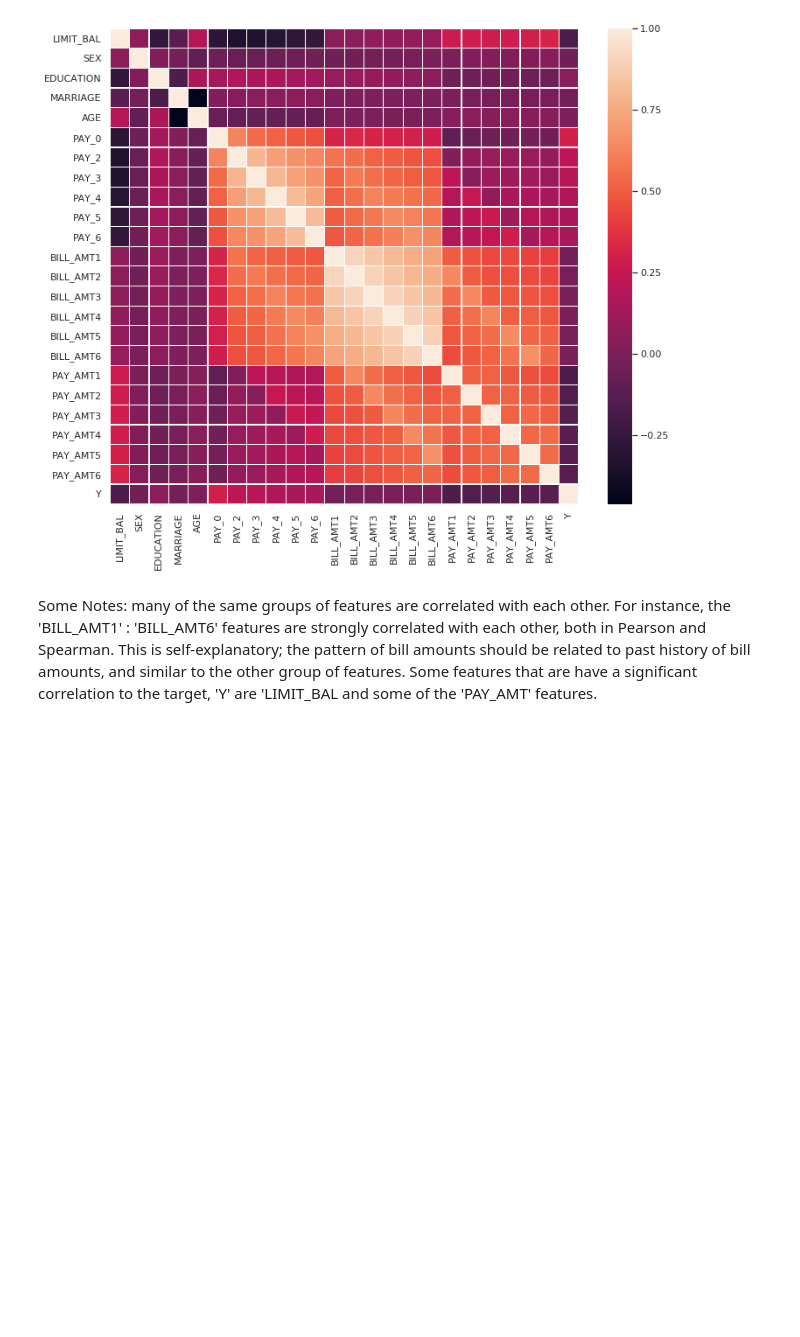
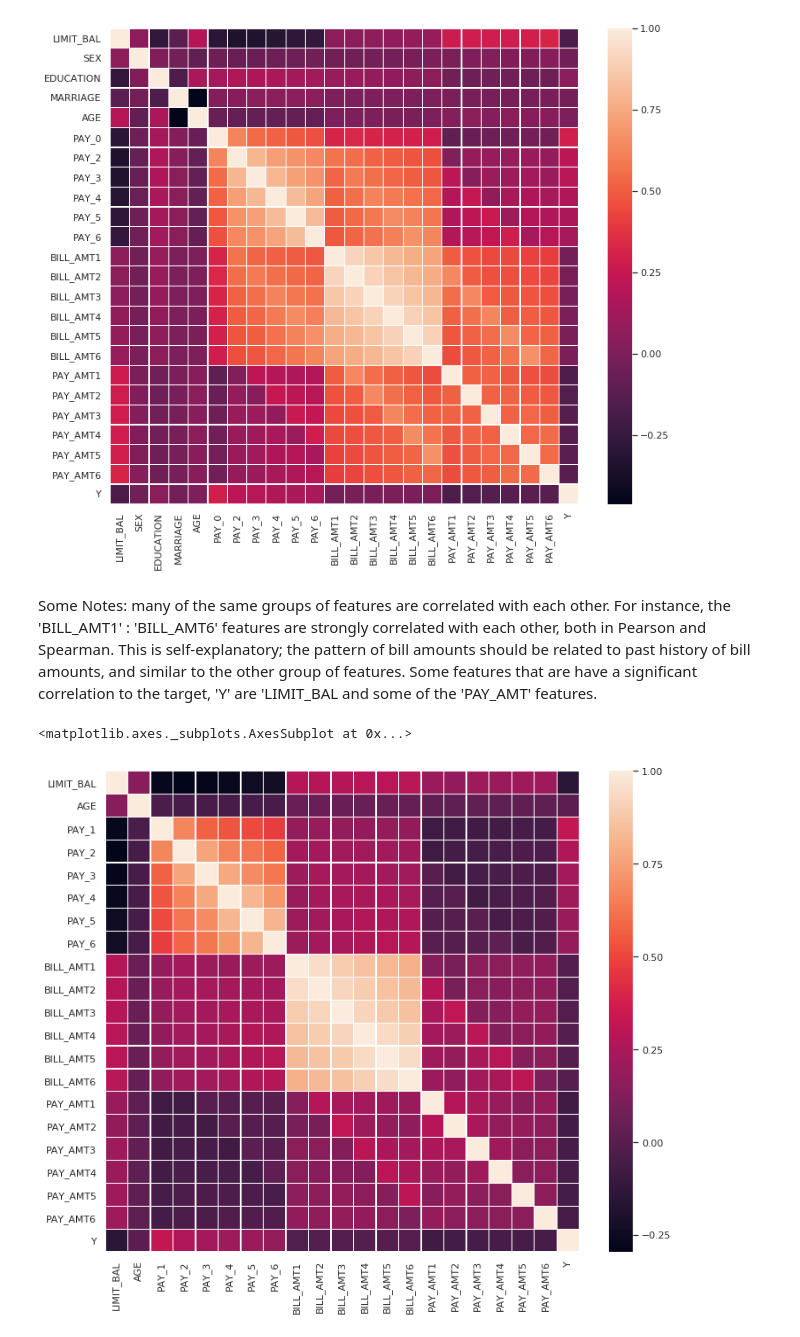
Before and after one commit to BA545-SP2019/2019-competition2-3-musketeers, a Jupyter notebook: Kevin/Correlation.ipynb, the cells around one changed output. Drawn from its saved outputs; the diff is of its cells as text; code cells hidden in the pictures; blank space fills up the shorter version.

```diff
--- a/Kevin/Correlation.ipynb
+++ b/Kevin/Correlation.ipynb
@@ -63,3 +66,24 @@ ssns.heatmap(corr2, linewidths = .2)
 [figure]
 # %% [markdown]
 Some Notes: many of the same groups of features are correlated with each other. For instance, the 'BILL_AMT1' : 'BILL_AMT6' features are strongly correlated with each other, both in Pearson and Spearman. This is self-explanatory; the pattern of bill amounts should be related to past history of bill amounts, and similar to the other group of features. Some features that are have a significant correlation to the target, 'Y' are 'LIMIT_BAL and some of the 'PAY_AMT' features.
+# %%
+#change the 'EDUCATION' values
+df['EDUCATION'] = df['EDUCATION'].replace({1: 'Graduate School', 2: 'University', 3: 'Other', 4: 'Other', 5: 'Other', 6: 'Other', 0: 'Other'})
+
+#change the 'SEX' values
+df['SEX'] = df['SEX'].replace({1: 'Male', 2:'Female'})
+
+#change the 'MARRIAGE' values
+df['MARRIAGE'] = df['MARRIAGE'].replace({2: 'Non-married', 1: 'Married', 3: 'Non-married', 0: 'Non-married'})
+
+
+#start with pearson
+full_df = pd.concat([df, y], axis = 1)
+corr = full_df.corr(method='pearson')
+
+#plot a heatmap to better visualize
+fig = plt.figure(figsize = (12,10))
+sns.heatmap(corr, linewidths=.2)
+# %% [output]
+<matplotlib.axes._subplots.AxesSubplot at 0x...>
+[figure, added]
```
Also changed, not shown: parts of 1 cell of this notebook, 2 other files.
